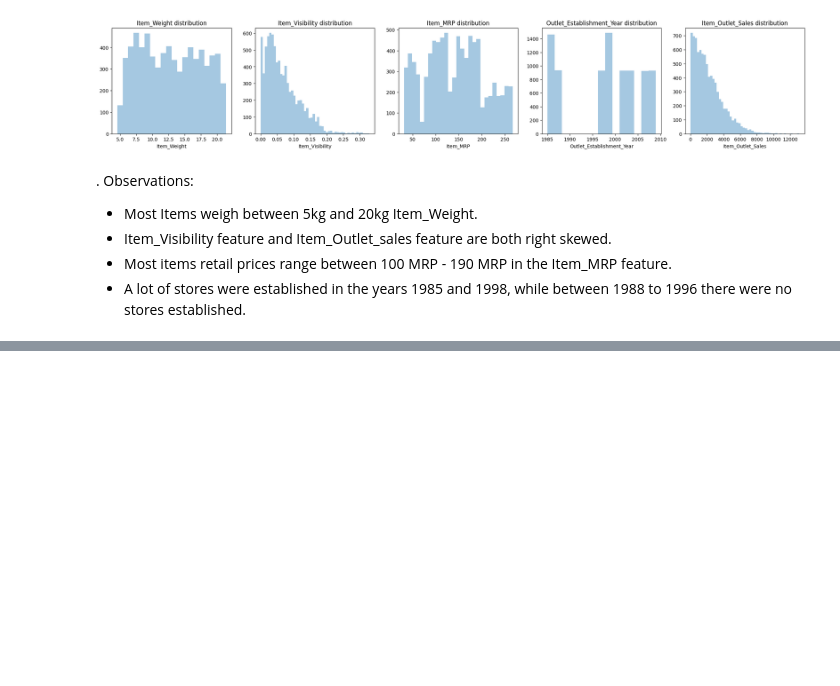
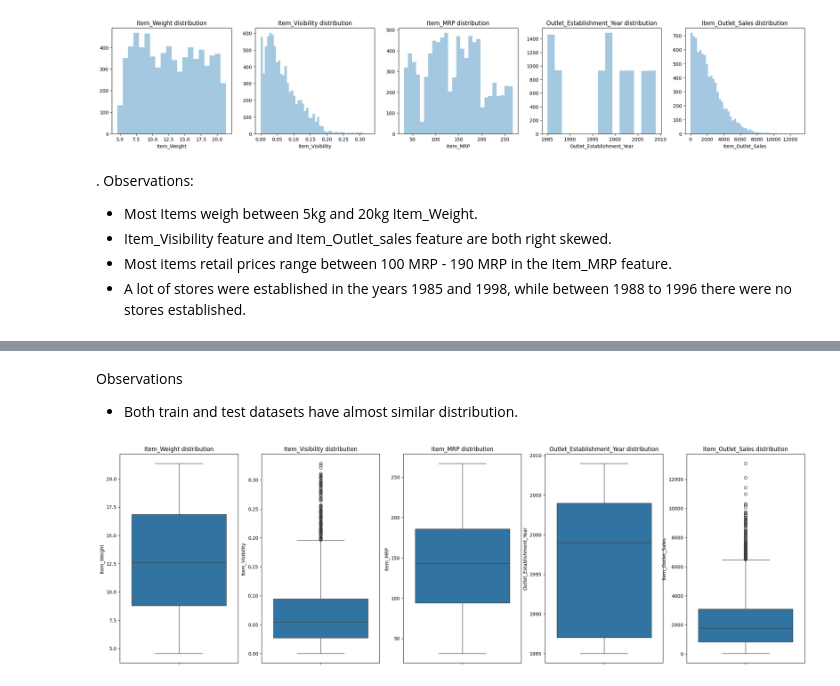
Before and after one commit to Tracy-teb/bigmart_sales_prediction_project, a Jupyter notebook: ml_salespred.ipynb, the cells around one changed output, grey strips where cells are left out. Cells and saved outputs as stored; diff of their text form; code cells hidden in the pictures; blank space fills up the shorter version.

```diff
--- a/ml_salespred.ipynb
+++ b/ml_salespred.ipynb
@@ -253,0 +270,10 @@ for index, col in enumerate(numeric_cols):
+# %% [markdown]
+Observations
+- Both train and test datasets have almost similar distribution.
+# %%
+_, ax = plt.subplots(nrows=1, ncols=5, figsize=(26,8))
+for index, col in enumerate(numeric_cols):
+    sns.boxplot(data=train, y=col, ax=ax[index])
+    ax[index].set_title(f'{col} distribution')
+# %% [output]
+[figure, added]
```
Also changed, not shown: parts of 6 cells of this notebook.
